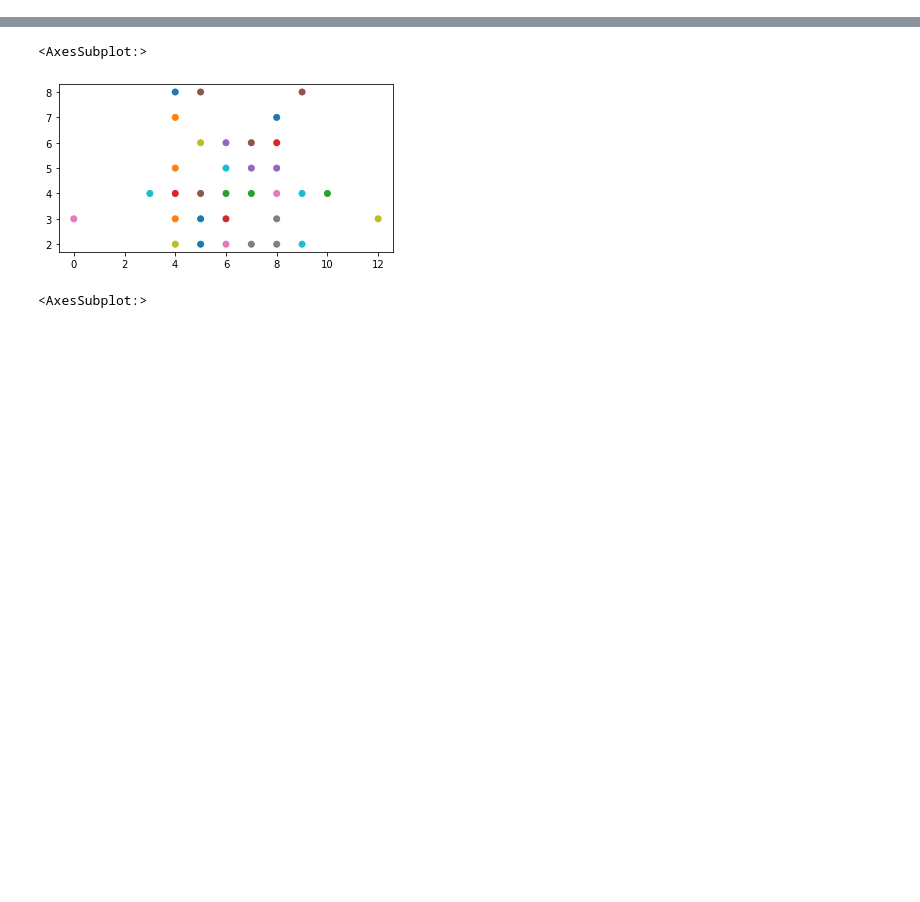
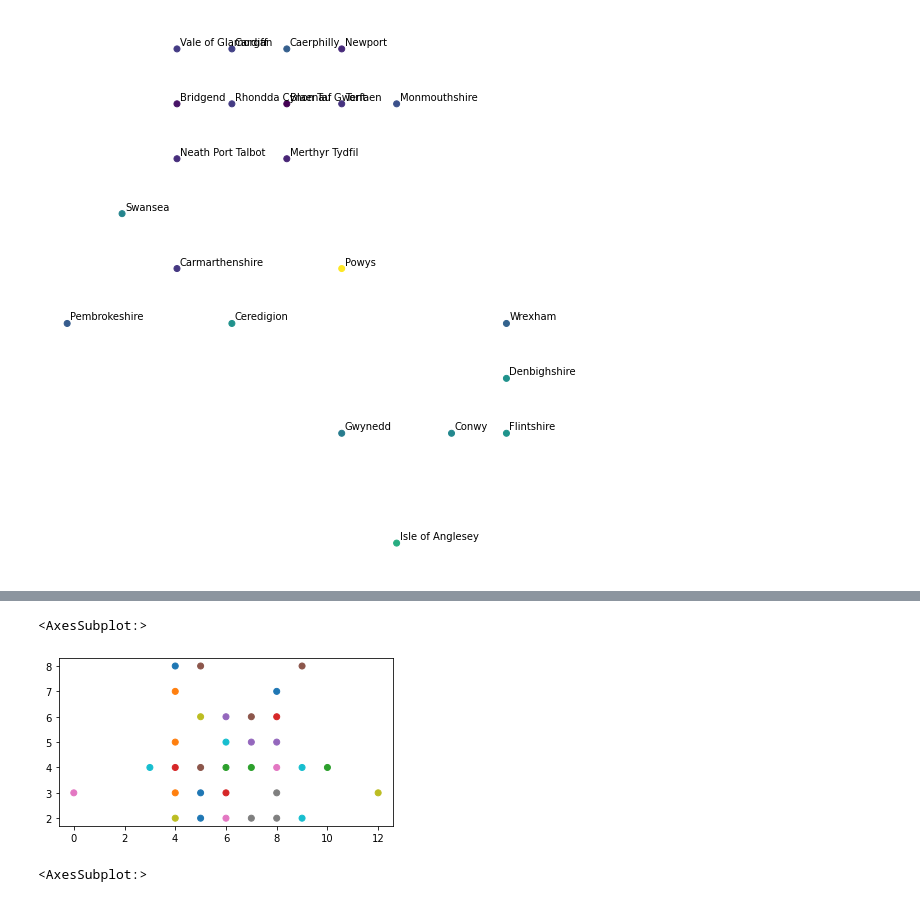
Before and after one commit to tompeterken-os/AutoCartogram, a Jupyter notebook: Playing.ipynb, the cells around one changed output, grey strips where cells are left out. Saved outputs shown, nothing was run; the diff lists cells and outputs as text; code cells hidden in the pictures; blank space fills up the shorter version.

```diff
--- a/Playing.ipynb
+++ b/Playing.ipynb
@@ -261,0 +299,12 @@ new_df.plot(column='code')
+# %%
+f, ax = plt.subplots(figsize=(10,10))
+ax.axis('off')
+
+final = new_df[['code', 'geometry', 'metric']].merge(geodata[['LAD20NM', 'LAD20CD']], left_on='code', right_on='LAD20CD')
+
+final.plot(column='metric', ax=ax)
+
+for x, y, label in zip(final.geometry.x, final.geometry.y, final.LAD20NM):
+    ax.annotate(label, xy=(x, y), xytext=(3, 3), textcoords="offset points")
+# %% [output]
+[figure, added]
```
Also changed, not shown: parts of 14 cells of this notebook.
